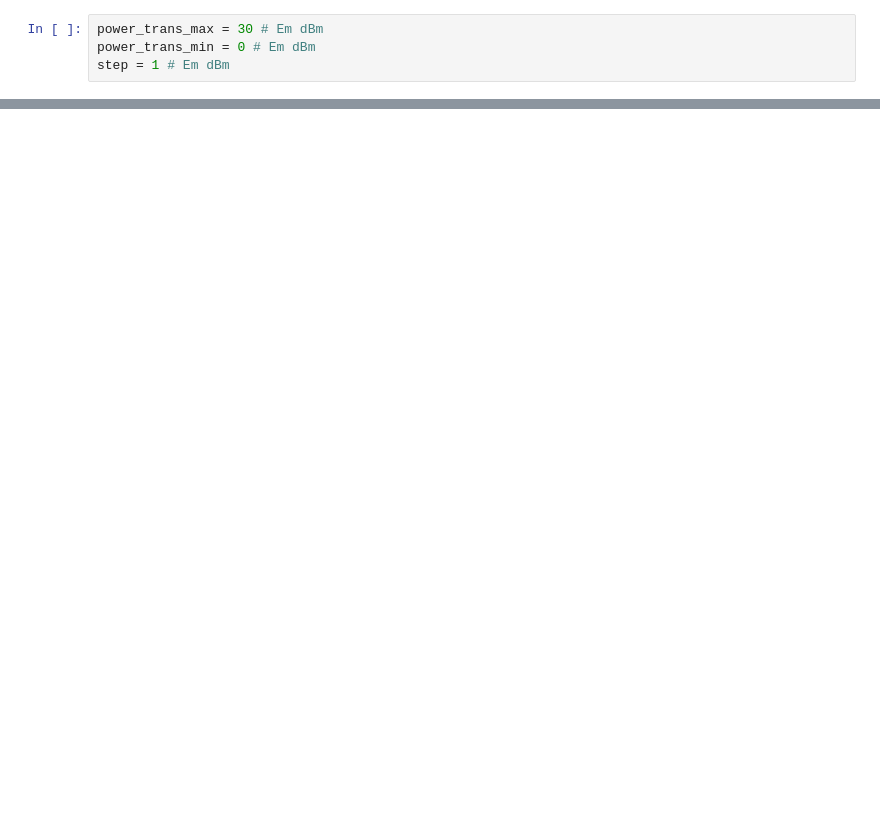
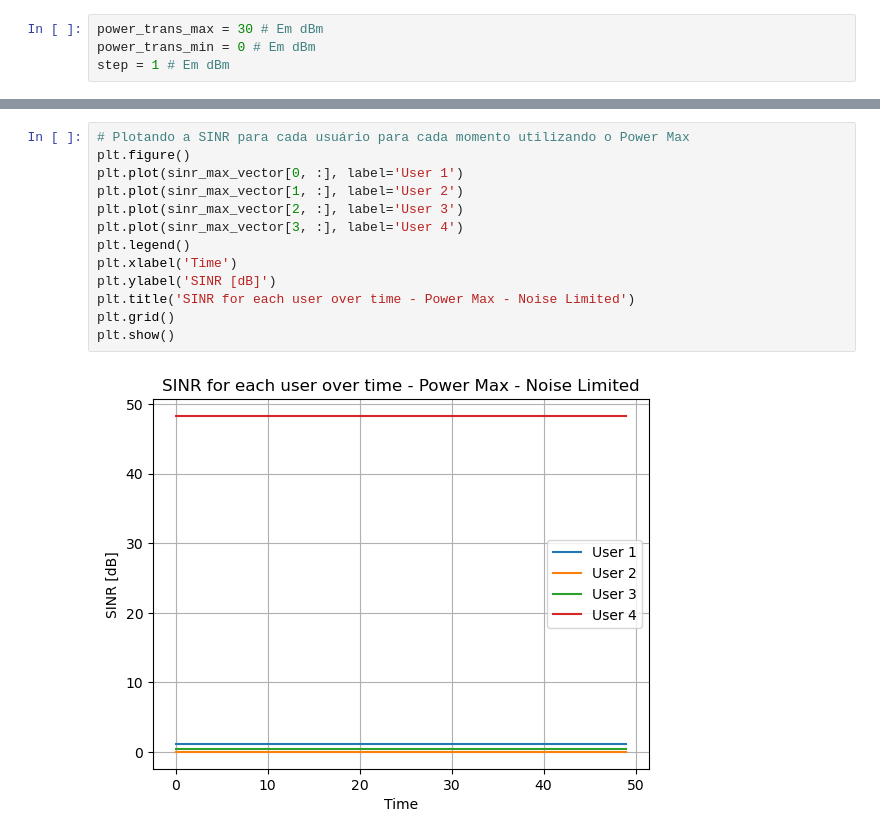
Before and after one commit to vitorfraga12/Intro-to-Wirelles---Part-3, a Jupyter notebook: Questao7.ipynb, the cells around one changed output, grey strips where cells are left out. Drawn from its saved outputs; the diff is of its cells as text; blank space fills up the shorter version.

```diff
--- a/Questao7.ipynb
+++ b/Questao7.ipynb
@@ -243,0 +412,15 @@ step = 1 # Em dBm
+# %%
+# Plotando a SINR para cada usuário para cada momento utilizando o Power Max
+plt.figure()
+plt.plot(sinr_max_vector[0, :], label='User 1')
+plt.plot(sinr_max_vector[1, :], label='User 2')
+plt.plot(sinr_max_vector[2, :], label='User 3')
+plt.plot(sinr_max_vector[3, :], label='User 4')
+plt.legend()
+plt.xlabel('Time')
+plt.ylabel('SINR [dB]')
+plt.title('SINR for each user over time - Power Max - Noise Limited')
+plt.grid()
+plt.show()
+# %% [output]
+[figure, added]
```
Also changed, not shown: parts of 18 cells of this notebook.
